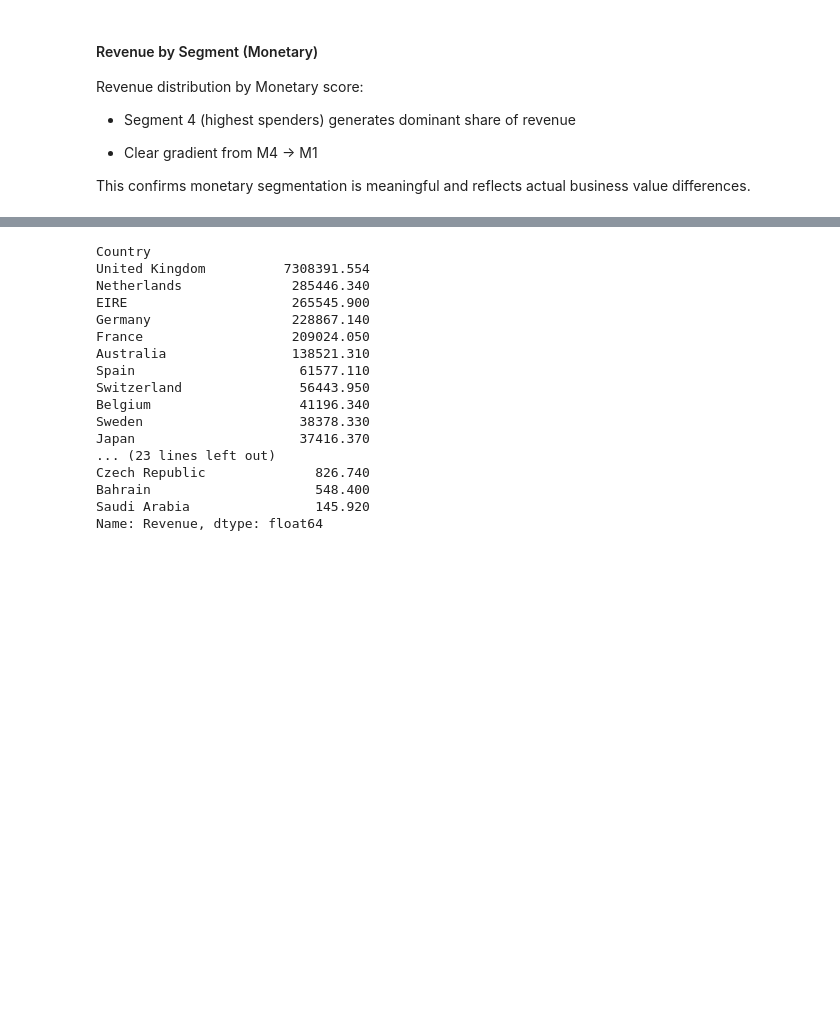
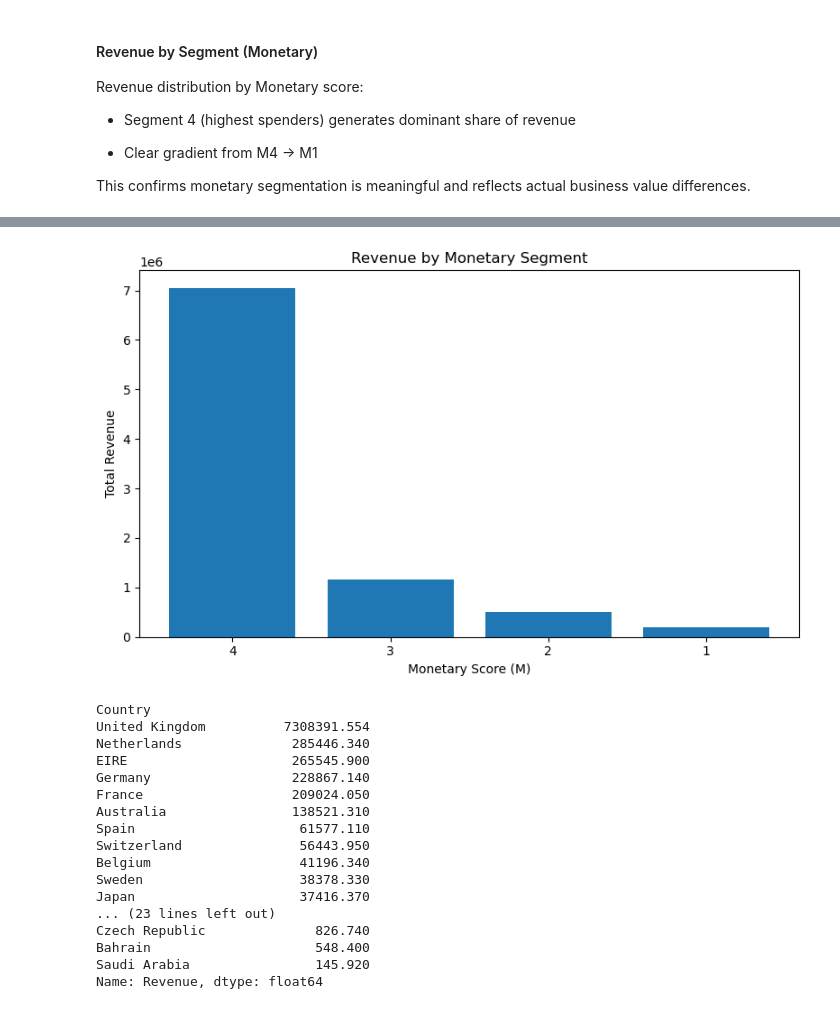
Before and after one commit to patrykraj/sales-analysis, a Jupyter notebook: sales-analysis.ipynb, the cells around one changed output, grey strips where cells are left out. Saved outputs shown, nothing was run; the diff lists cells and outputs as text; code cells hidden in the pictures; blank space fills up the shorter version.

```diff
--- a/sales-analysis.ipynb
+++ b/sales-analysis.ipynb
@@ -291,8 +248,0 @@ customer_table
-# %%
-#add revenue share per customer
-customer_table['RevenueShare'] = (
-    customer_table['TotalRevenue'] / customer_table['TotalRevenue'].sum()
-)
-
-customer_table['CumulativeShare'] = customer_table['RevenueShare'].cumsum()
-customer_table
@@ -378,5 +363,10 @@ This long-tail structure is typical for retail and e-commerce businesses.
 # %%
-customer_table['R_Score'] = pd.qcut(customer_table['Recency'], 4, labels=[4,3,2,1])
+customer_table['R_Score'] = pd.qcut(
+    customer_table['Recency'],
+    q=4,
+    labels=[4,3,2,1],
+    duplicates='drop'
+)
 customer_table['F_Score'] = pd.qcut(customer_table['TotalOrders'].rank(method='first'), 4, labels=[1,2,3,4])
 customer_table['M_Score'] = pd.qcut(customer_table['TotalRevenue'], 4, labels=[1,2,3,4])
 
@@ -448,3 +516,16 @@ This confirms monetary segmentation is meaningful and reflects actual business v
+# %%
+plt.figure(figsize=(8,5))
+plt.bar(revenue_by_segment.index.astype(str),
+        revenue_by_segment.values)
+
+plt.title("Revenue by Monetary Segment")
+plt.xlabel("Monetary Score (M)")
+plt.ylabel("Total Revenue")
+plt.xticks(rotation=0)
+plt.tight_layout()
+plt.show()
+# %% [output]
+[figure, added]
 # %%
 revenue_by_country = df_full.groupby('Country', observed=False)['Revenue'].sum().sort_values(ascending=False)
 revenue_by_country
```
Also changed, not shown: parts of 27 cells of this notebook.
